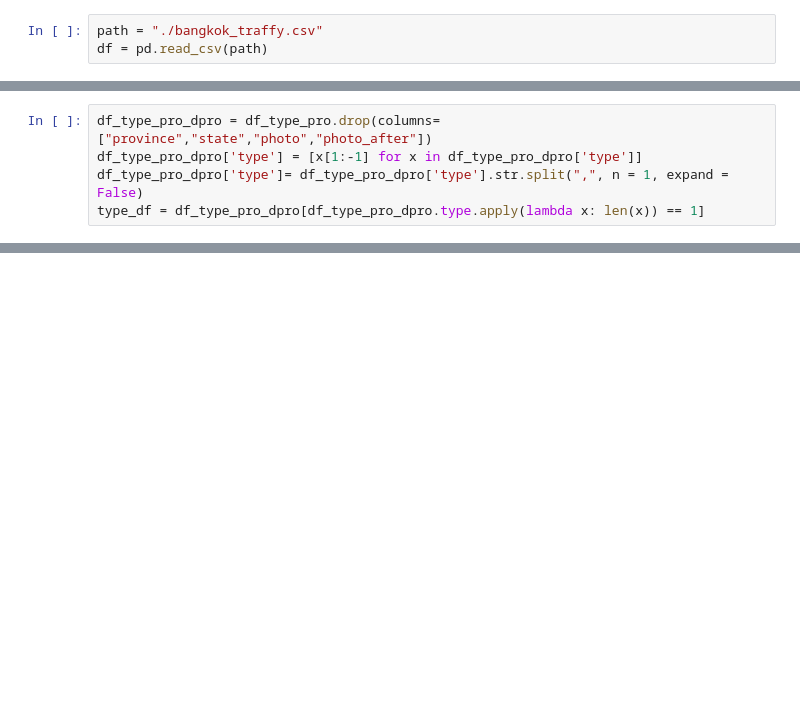
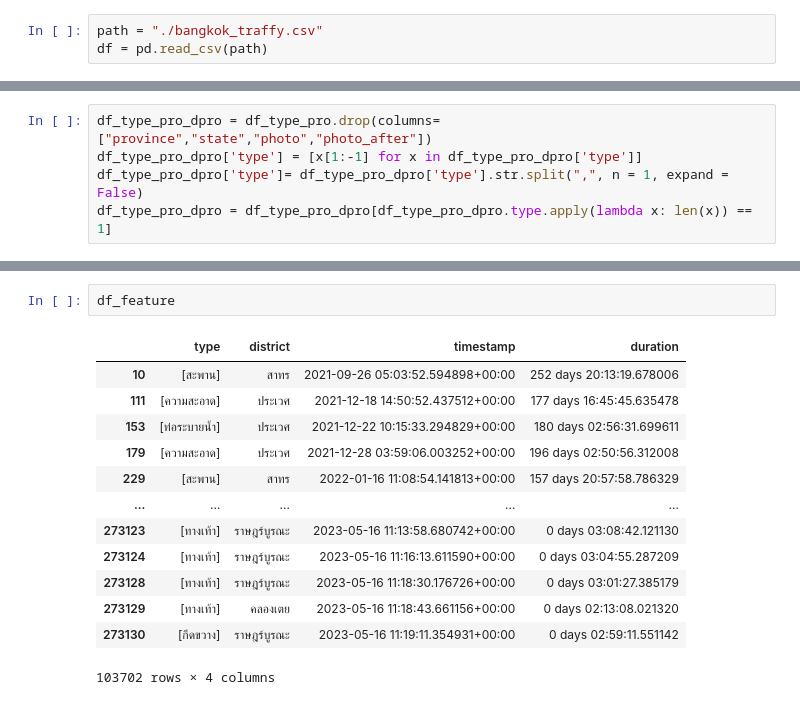
Before and after one commit to SorawitThanitthapongsa/traffy_fondue_project, a Jupyter notebook: data_cleansing.ipynb, the cells around one changed output, grey strips where cells are left out. Drawn from its saved outputs; the diff is of its cells as text; blank space fills up the shorter version.

```diff
--- a/data_cleansing.ipynb
+++ b/data_cleansing.ipynb
@@ -51,4 +41,4 @@ See the caveats in the documentation: https://pandas.pydata.org/pandas-docs/stab
 df_type_pro_dpro = df_type_pro.drop(columns=["province","state","photo","photo_after"])
 df_type_pro_dpro['type'] = [x[1:-1] for x in df_type_pro_dpro['type']]
 df_type_pro_dpro['type']= df_type_pro_dpro['type'].str.split(",", n = 1, expand = False)
-type_df = df_type_pro_dpro[df_type_pro_dpro.type.apply(lambda x: len(x)) == 1]
+df_type_pro_dpro = df_type_pro_dpro[df_type_pro_dpro.type.apply(lambda x: len(x)) == 1]
@@ -90,0 +51,16 @@ Name: duration, dtype: object
+# %%
+df_feature
+# %% [output]
+|  | type | district | timestamp | duration |
+| 10 | [สะพาน] | สาทร | 2021-09-26 05:03:52.594898+00:00 | 252 days 20:13:19.678006 |
+| 111 | [ความสะอาด] | ประเวศ | 2021-12-18 14:50:52.437512+00:00 | 177 days 16:45:45.635478 |
+| 153 | [ท่อระบายน้ำ] | ประเวศ | 2021-12-22 10:15:33.294829+00:00 | 180 days 02:56:31.699611 |
+| 179 | [ความสะอาด] | ประเวศ | 2021-12-28 03:59:06.003252+00:00 | 196 days 02:50:56.312008 |
+| 229 | [สะพาน] | สาทร | 2022-01-16 11:08:54.141813+00:00 | 157 days 20:57:58.786329 |
+| ... | ... | ... | ... | ... |
+| 273123 | [ทางเท้า] | ราษฎร์บูรณะ | 2023-05-16 11:13:58.680742+00:00 | 0 days 03:08:42.121130 |
+| 273124 | [ทางเท้า] | ราษฎร์บูรณะ | 2023-05-16 11:16:13.611590+00:00 | 0 days 03:04:55.287209 |
+| 273128 | [ทางเท้า] | ราษฎร์บูรณะ | 2023-05-16 11:18:30.176726+00:00 | 0 days 03:01:27.385179 |
+| 273129 | [ทางเท้า] | คลองเตย | 2023-05-16 11:18:43.661156+00:00 | 0 days 02:13:08.021320 |
+| 273130 | [กีดขวาง] | ราษฎร์บูรณะ | 2023-05-16 11:19:11.354931+00:00 | 0 days 02:59:11.551142 |
+103702 rows × 4 columns
```
Also changed, not shown: parts of 11 cells of this notebook, 2 other files.
